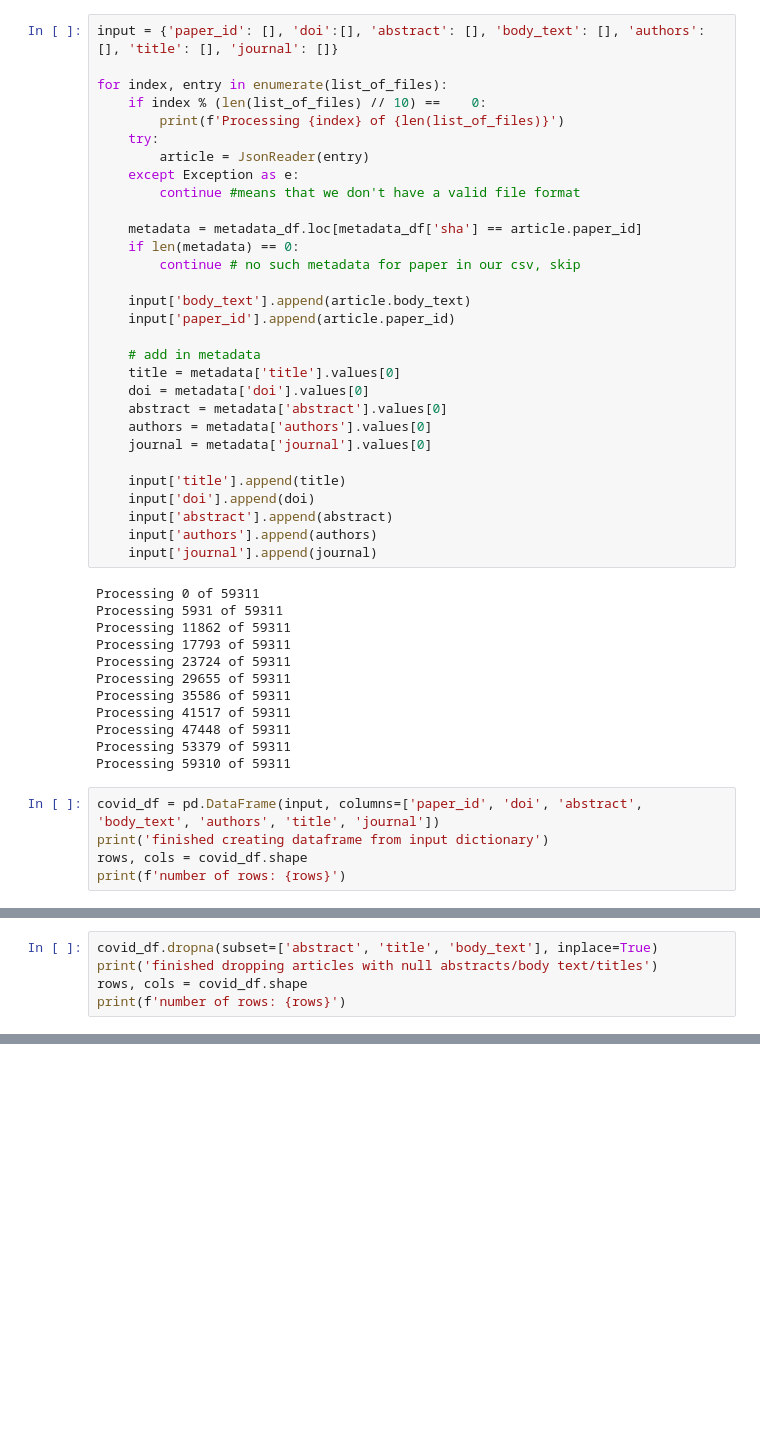
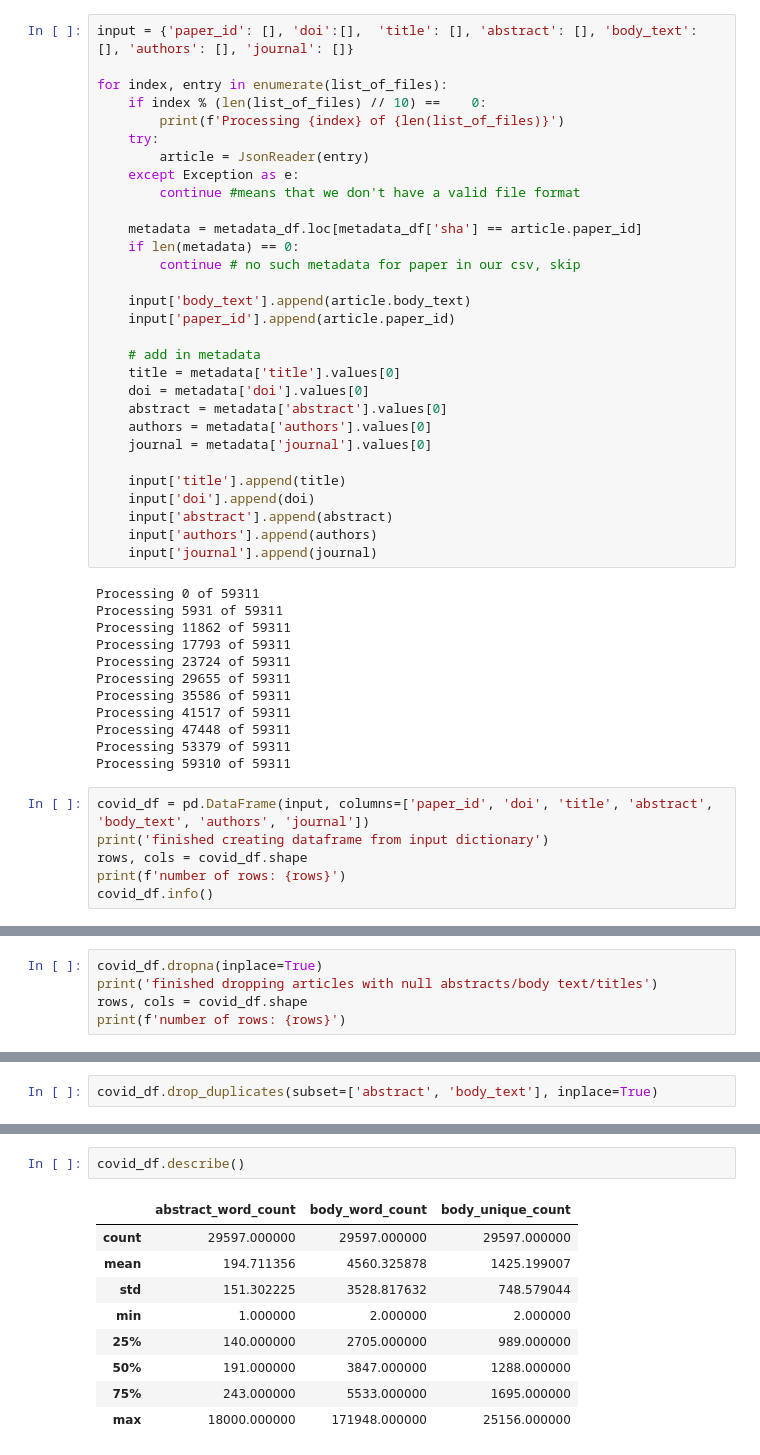
Before and after one commit to orangejuicetin/CIS545-Final-Project, a Jupyter notebook: justin_choi_cis545_final.ipynb, the cells around one changed output, grey strips where cells are left out. Drawn from its saved outputs; the diff is of its cells as text; blank space fills up the shorter version.

Commit message:
further cleaned data, added some markdown cells to annotate notebook, goingn to work on spaCy next

```diff
--- a/justin_choi_cis545_final.ipynb
+++ b/justin_choi_cis545_final.ipynb
@@ -54,7 +59,7 @@ print(sample_article)
 # %% [output]
 PMC1403753: Migration, transmigration, [1] return migration, and remigration constitute defining elements of the current and future world order. More than 700 million people (including visitors on bus ...
 # %%
-input = {'paper_id': [], 'doi':[], 'abstract': [], 'body_text': [], 'authors': [], 'title': [], 'journal': []}
+input = {'paper_id': [], 'doi':[],  'title': [], 'abstract': [], 'body_text': [], 'authors': [], 'journal': []}
 
 for index, entry in enumerate(list_of_files):
     if index % (len(list_of_files) // 10) ==    0:
@@ -96,10 +101,11 @@ Processing 47448 of 59311
 Processing 53379 of 59311
 Processing 59310 of 59311
 # %%
-covid_df = pd.DataFrame(input, columns=['paper_id', 'doi', 'abstract', 'body_text', 'authors', 'title', 'journal'])
+covid_df = pd.DataFrame(input, columns=['paper_id', 'doi', 'title', 'abstract', 'body_text', 'authors', 'journal'])
 print('finished creating dataframe from input dictionary')
 rows, cols = covid_df.shape
 print(f'number of rows: {rows}')
+covid_df.info()
 # %% [output]
 finished creating dataframe from input dictionary
 number of rows: 36009
@@ -106,5 +126,5 @@ number of rows: 36009
 # %%
-covid_df.dropna(subset=['abstract', 'title', 'body_text'], inplace=True)
+covid_df.dropna(inplace=True)
 print('finished dropping articles with null abstracts/body text/titles')
 rows, cols = covid_df.shape
 print(f'number of rows: {rows}')
@@ -127,0 +177,2 @@ covid_df.head()
+# %%
+covid_df.drop_duplicates(subset=['abstract', 'body_text'], inplace=True)
@@ -127,0 +195,12 @@ covid_df.head()
+# %%
+covid_df.describe()
+# %% [output]
+|  | abstract_word_count | body_word_count | body_unique_count |
+| count | 29597.000000 | 29597.000000 | 29597.000000 |
+| mean | 194.711356 | 4560.325878 | 1425.199007 |
+| std | 151.302225 | 3528.817632 | 748.579044 |
+| min | 1.000000 | 2.000000 | 2.000000 |
+| 25% | 140.000000 | 2705.000000 | 989.000000 |
+| 50% | 191.000000 | 3847.000000 | 1288.000000 |
+| 75% | 243.000000 | 5533.000000 | 1695.000000 |
+| max | 18000.000000 | 171948.000000 | 25156.000000 |
```
Also changed, not shown: parts of 17 cells of this notebook.
